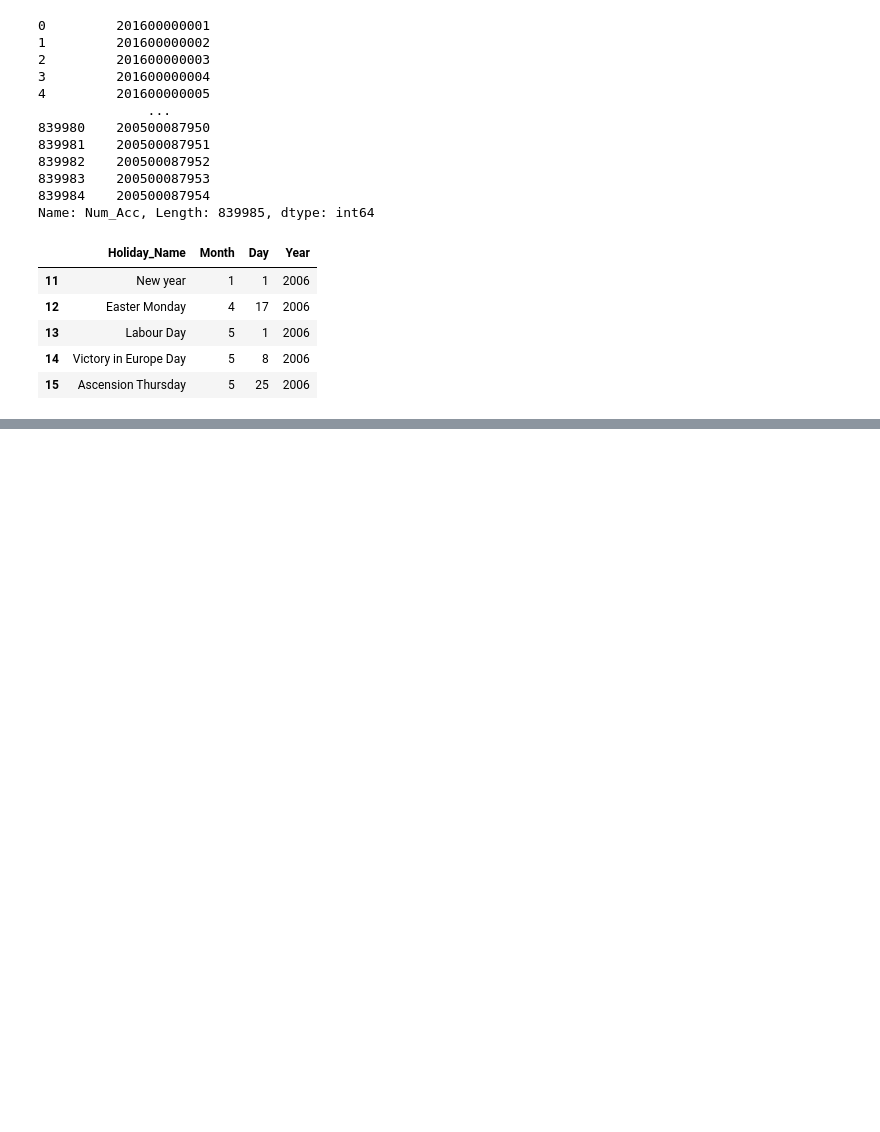
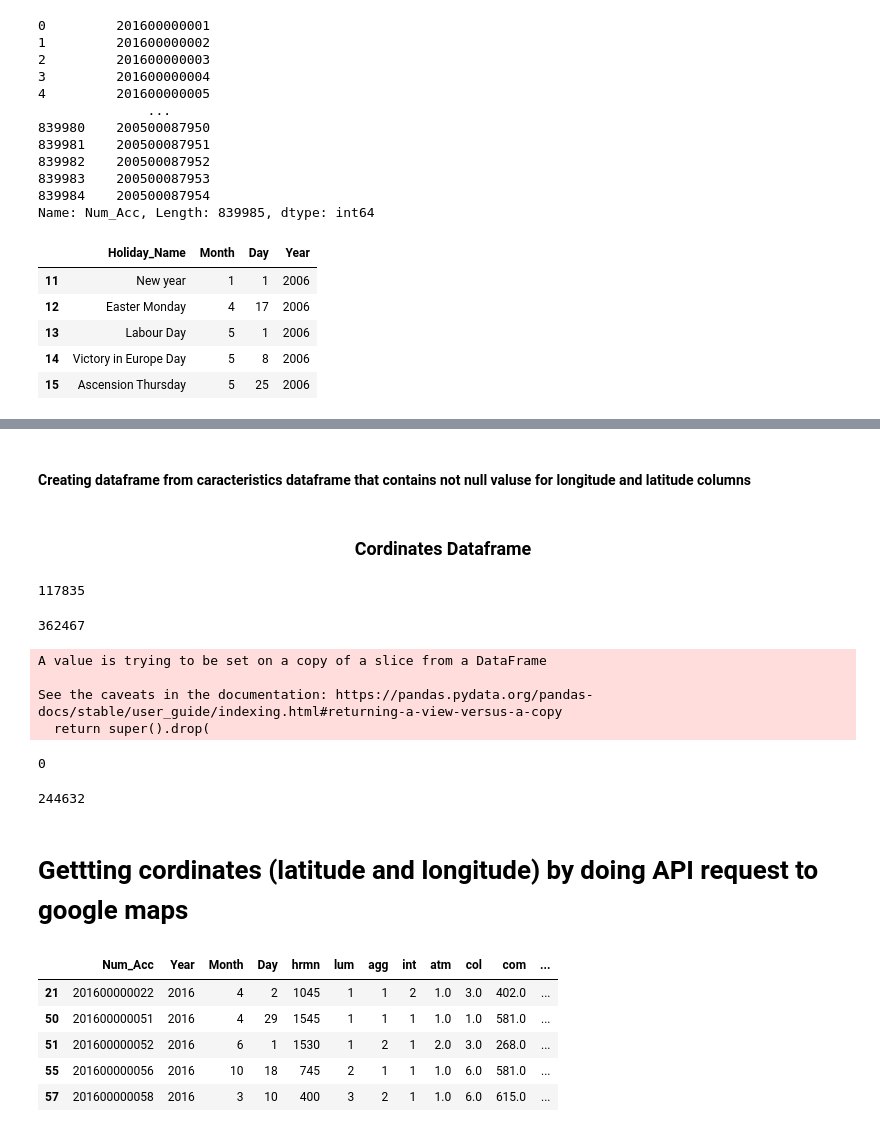
Before and after one commit to TheBlaze1/DataScience, a Jupyter notebook: AccidentsinFrance2005to2016.ipynb, the cells around one changed output, grey strips where cells are left out. Cells and saved outputs as stored; diff of their text form; code cells hidden in the pictures; blank space fills up the shorter version.

```diff
--- a/AccidentsinFrance2005to2016.ipynb
+++ b/AccidentsinFrance2005to2016.ipynb
@@ -883,0 +964,45 @@ df_accidents_hol_2016.to_csv("Accidents_holidays_2016", index = False)
+# %% [markdown]
+#### Creating dataframe from caracteristics dataframe that contains not null valuse for longitude and latitude columns
+# %%
+# Creasting the dataframe from df_caracteristics
+df_cordinates = df_caracteristics.dropna(subset = ["long"])
+# %% [markdown]
+### <center> Cordinates Dataframe
+# %%
+# Checking if valuse in latitude column are equal to 0
+(df_cordinates["lat"] == 0).sum()
+# %% [output]
+117835
+# %%
+len(df_cordinates["lat"])
+# %% [output]
+362467
+# %%
+# Dropping rows which value in latitude column is equal to 0
+df_cordinates.drop(df_cordinates[df_cordinates.lat == 0].index,  inplace = True)
+# %% [output]
+A value is trying to be set on a copy of a slice from a DataFrame
+
+See the caveats in the documentation: https://pandas.pydata.org/pandas-docs/stable/user_guide/indexing.html#returning-a-view-versus-a-copy
+  return super().drop(
+# %%
+# Making sure that there is no values that are equal to 0 in latitude column
+(df_cordinates.lat == 0).sum()
+# %% [output]
+0
+# %%
+# Cheing the number of rows in the dataframe after cleaning
+len(df_cordinates)
+# %% [output]
+244632
+# %% [markdown]
+# Gettting cordinates (latitude and longitude) by doing API request to google maps
+# %%
+df_cordinates.head()
+# %% [output]
+|  | Num_Acc | Year | Month | Day | hrmn | lum | agg | int | atm | col | com | ... |
+| 21 | 201600000022 | 2016 | 4 | 2 | 1045 | 1 | 1 | 2 | 1.0 | 3.0 | 402.0 | ... |
+| 50 | 201600000051 | 2016 | 4 | 29 | 1545 | 1 | 1 | 1 | 1.0 | 1.0 | 581.0 | ... |
+| 51 | 201600000052 | 2016 | 6 | 1 | 1530 | 1 | 2 | 1 | 2.0 | 3.0 | 268.0 | ... |
+| 55 | 201600000056 | 2016 | 10 | 18 | 745 | 2 | 1 | 1 | 1.0 | 6.0 | 581.0 | ... |
+| 57 | 201600000058 | 2016 | 3 | 10 | 400 | 3 | 2 | 1 | 1.0 | 6.0 | 615.0 | ... |
```
Also changed, not shown: parts of 22 cells of this notebook.
